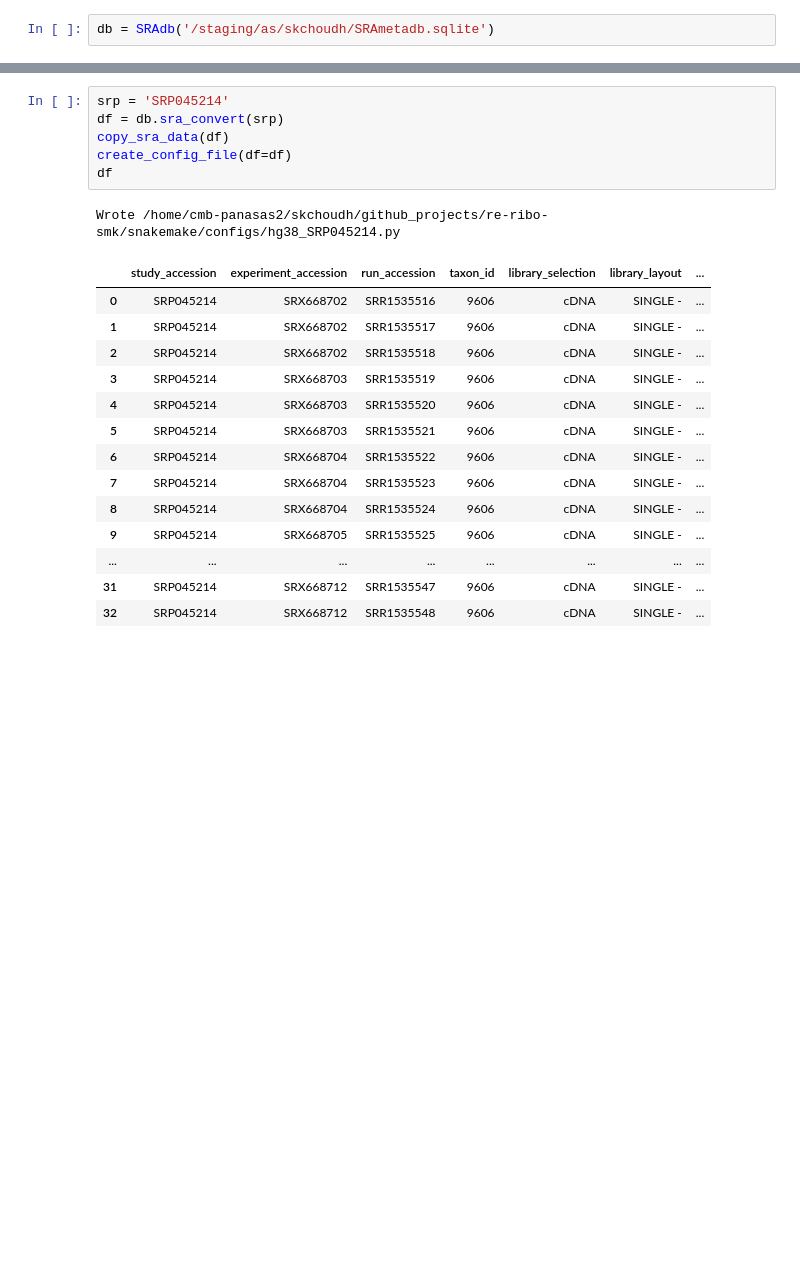
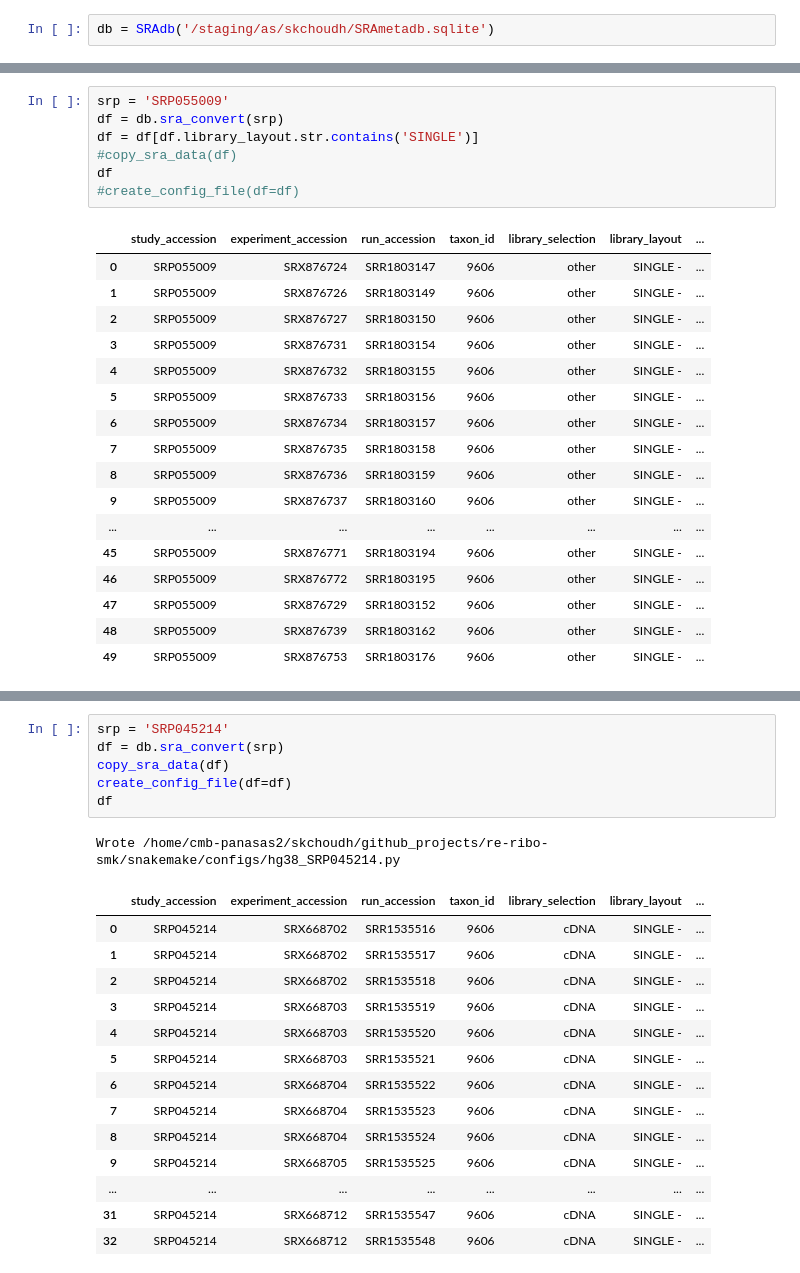
Before and after one commit to saketkc/re-ribo-smk, a Jupyter notebook: notebooks/Symlink-RiboSeq-samples.ipynb, the cells around one changed output, grey strips where cells are left out. Cells and saved outputs as stored; diff of their text form; blank space fills up the shorter version.

```diff
--- a/notebooks/Symlink-RiboSeq-samples.ipynb
+++ b/notebooks/Symlink-RiboSeq-samples.ipynb
@@ -66,0 +231,25 @@ db = SRAdb('/staging/as/skchoudh/SRAmetadb.sqlite')
+# %%
+srp = 'SRP055009'
+df = db.sra_convert(srp)
+df = df[df.library_layout.str.contains('SINGLE')]
+#copy_sra_data(df)
+df
+#create_config_file(df=df)
+# %% [output]
+|  | study_accession | experiment_accession | run_accession | taxon_id | library_selection | library_layout | ... |
+| 0 | SRP055009 | SRX876724 | SRR1803147 | 9606 | other | SINGLE - | ... |
+| 1 | SRP055009 | SRX876726 | SRR1803149 | 9606 | other | SINGLE - | ... |
+| 2 | SRP055009 | SRX876727 | SRR1803150 | 9606 | other | SINGLE - | ... |
+| 3 | SRP055009 | SRX876731 | SRR1803154 | 9606 | other | SINGLE - | ... |
+| 4 | SRP055009 | SRX876732 | SRR1803155 | 9606 | other | SINGLE - | ... |
+| 5 | SRP055009 | SRX876733 | SRR1803156 | 9606 | other | SINGLE - | ... |
+| 6 | SRP055009 | SRX876734 | SRR1803157 | 9606 | other | SINGLE - | ... |
+| 7 | SRP055009 | SRX876735 | SRR1803158 | 9606 | other | SINGLE - | ... |
+| 8 | SRP055009 | SRX876736 | SRR1803159 | 9606 | other | SINGLE - | ... |
+| 9 | SRP055009 | SRX876737 | SRR1803160 | 9606 | other | SINGLE - | ... |
+| ... | ... | ... | ... | ... | ... | ... | ... |
+| 45 | SRP055009 | SRX876771 | SRR1803194 | 9606 | other | SINGLE - | ... |
+| 46 | SRP055009 | SRX876772 | SRR1803195 | 9606 | other | SINGLE - | ... |
+| 47 | SRP055009 | SRX876729 | SRR1803152 | 9606 | other | SINGLE - | ... |
+| 48 | SRP055009 | SRX876739 | SRR1803162 | 9606 | other | SINGLE - | ... |
+| 49 | SRP055009 | SRX876753 | SRR1803176 | 9606 | other | SINGLE - | ... |
```
Also changed, not shown: parts of 13 cells of this notebook, 13 other files.
